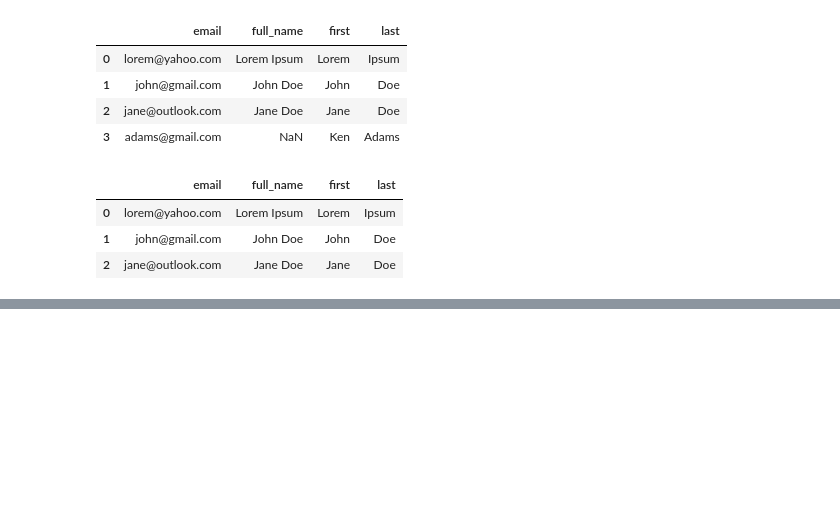
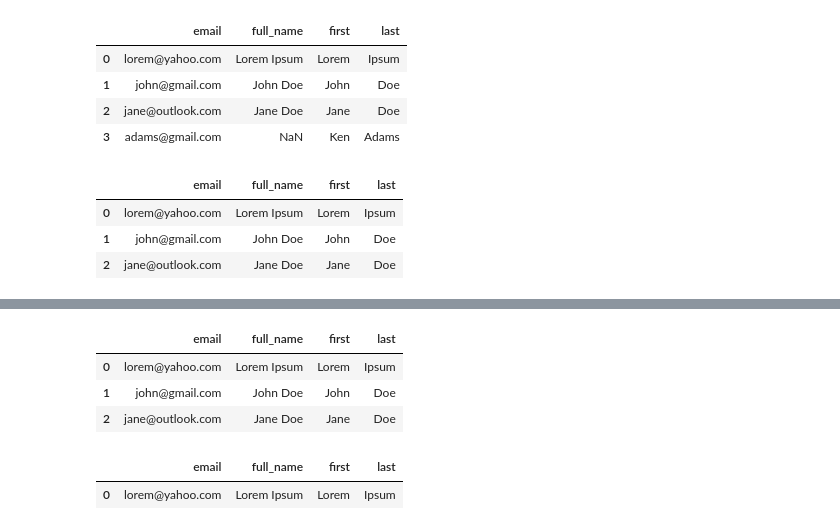
Before and after one commit to thandora/pandas-notes, a Jupyter notebook: pandas_06a.ipynb, the cells around one changed output, grey strips where cells are left out. Cells and saved outputs as stored; diff of their text form; code cells hidden in the pictures; blank space fills up the shorter version.

Commit message:
Add filter example for drop()

```diff
--- a/pandas_06a.ipynb
+++ b/pandas_06a.ipynb
@@ -269,0 +277,15 @@ display(df)
+# %%
+# Remove rows having last name Doe
+display(df)
+
+# Create filter
+filt = df["last"].str.lower() == "doe"
+df.drop(df[filt].index, inplace=True)
+display(df)
+# %% [output]
+|  | email | full_name | first | last |
+| 0 | lorem@yahoo.com | Lorem Ipsum | Lorem | Ipsum |
+| 1 | john@gmail.com | John Doe | John | Doe |
+| 2 | jane@outlook.com | Jane Doe | Jane | Doe |
+|  | email | full_name | first | last |
+| 0 | lorem@yahoo.com | Lorem Ipsum | Lorem | Ipsum |
```
Also changed, not shown: parts of 1 cell of this notebook.
